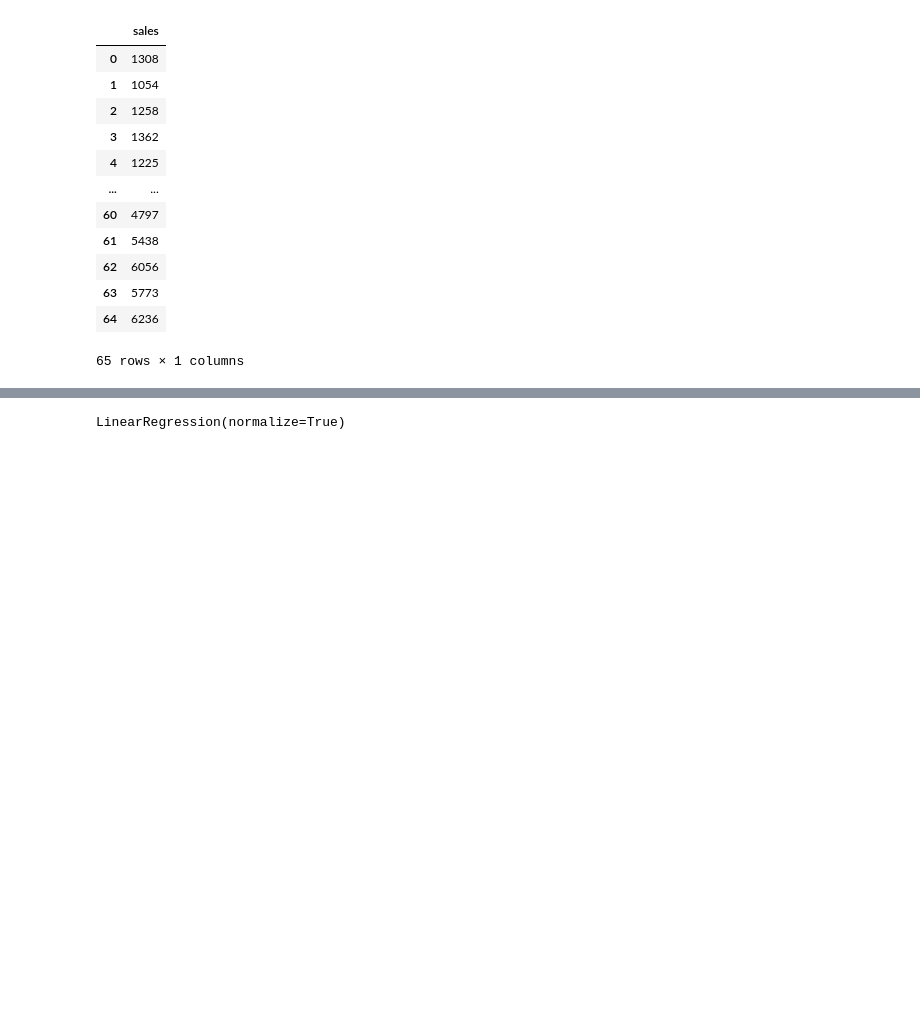
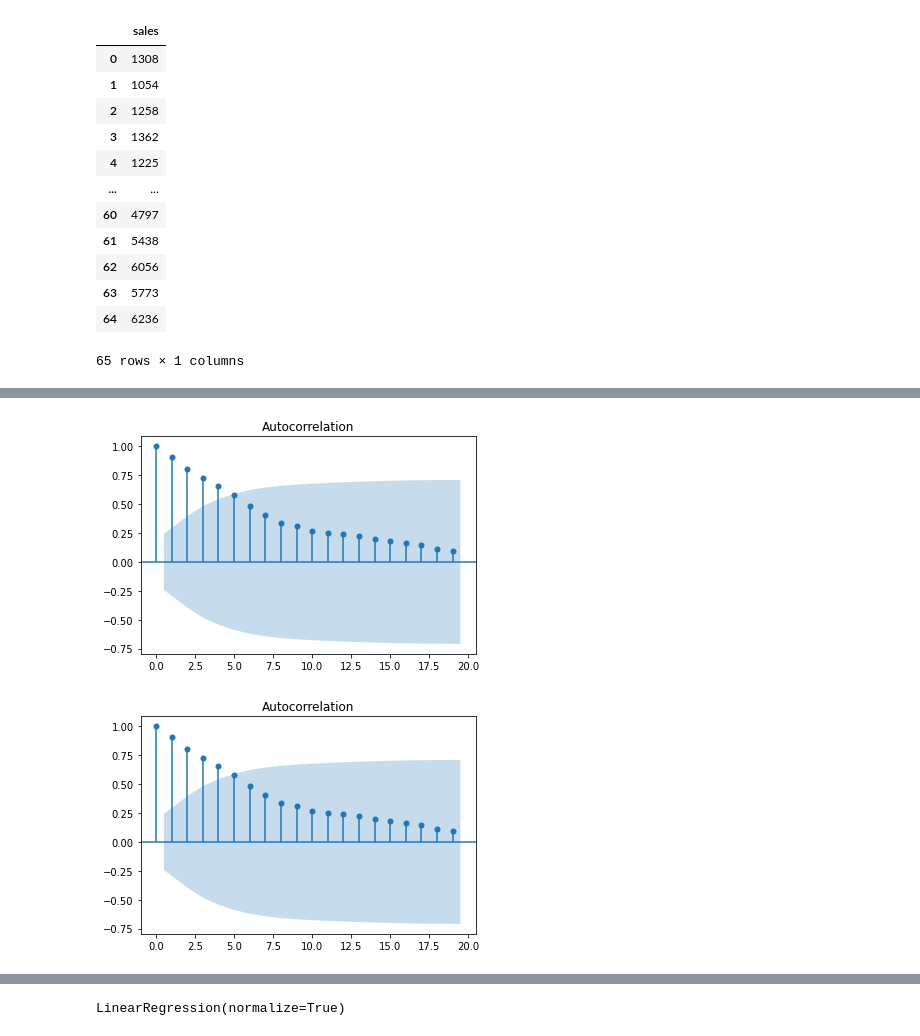
Before and after one commit to yForecasting/LeadingIndicatorIntelligence, a Jupyter notebook: test.ipynb, the cells around one changed output, grey strips where cells are left out. Drawn from its saved outputs; the diff is of its cells as text; code cells hidden in the pictures; blank space fills up the shorter version.

```diff
--- a/test.ipynb
+++ b/test.ipynb
@@ -197,3 +218,8 @@ full
+# %%
+plot_acf(target.values)
+# %% [output]
+[figure, added]
+[figure, added]
 # %%
 X, y = full.iloc[:,:-1],full.iloc[:,-1]
 # %%
```
Also changed, not shown: parts of 44 cells of this notebook.
